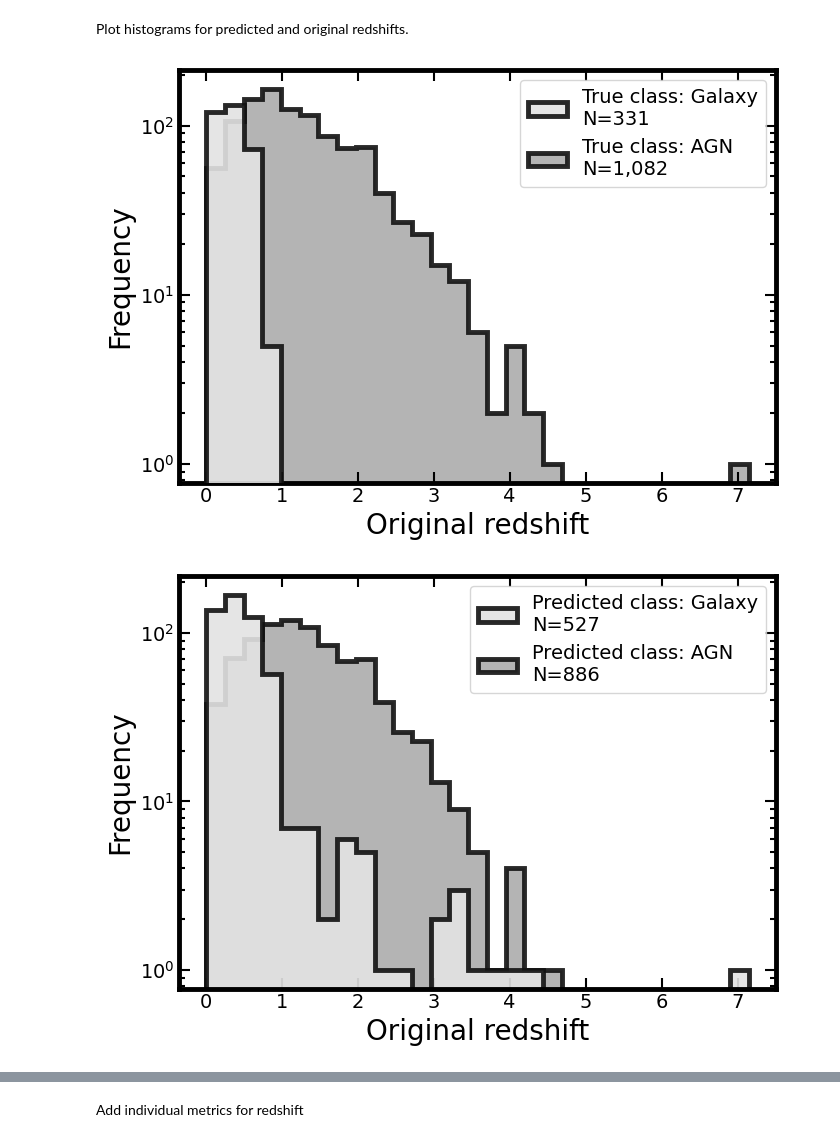
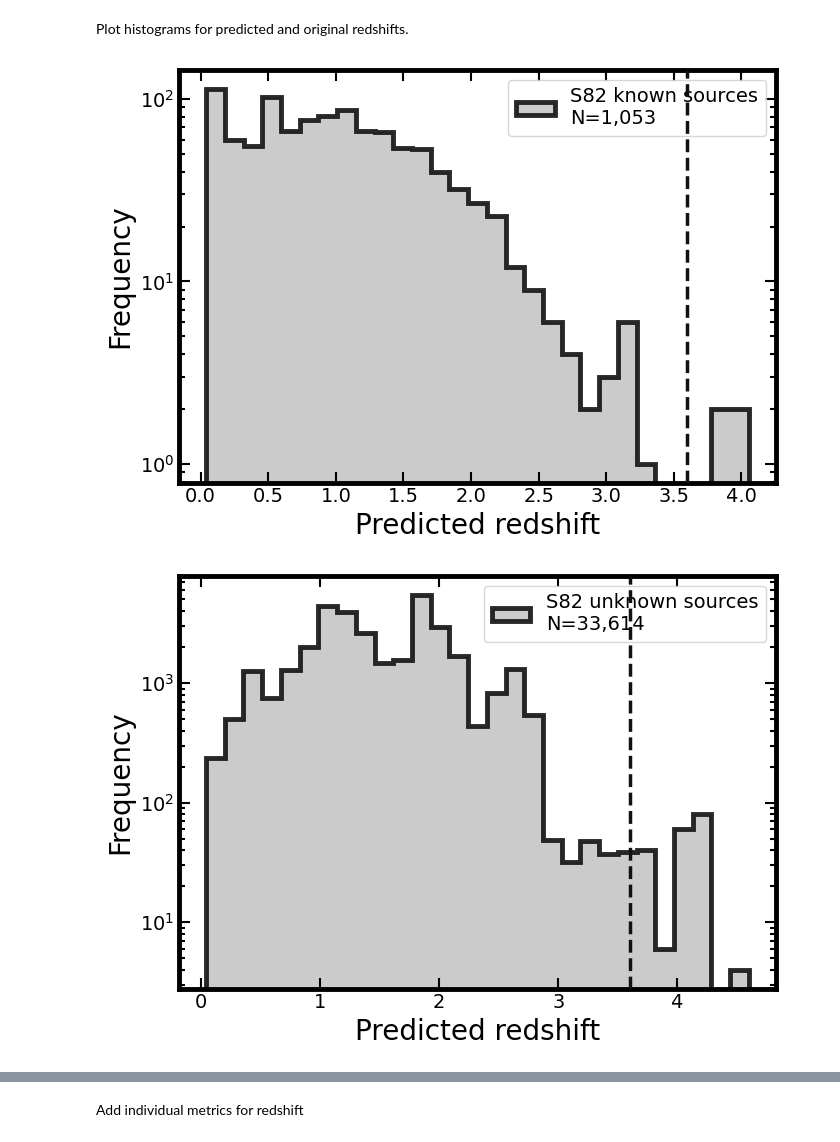
Before and after one commit to racarvajal/Pipeline_RG_z_ML, a Jupyter notebook: ML_12.ipynb, the cells around one changed output, grey strips where cells are left out. Drawn from its saved outputs; the diff is of its cells as text; code cells hidden in the pictures.

Commit message:
metrics known and unknown

```diff
--- a/ML_12.ipynb
+++ b/ML_12.ipynb
@@ -368,7 +368,7 @@ use_third_z_model   = False  # z >= 3.0
 use_fourth_z_model  = True  # z >= 3.7 (with SMOGN), or, if needed, z >= 4.0
 compare_A17_flag    = True  # Compare with the results from Ananna et al., 2017
 # %%
-used_area           = 'COSMOS'  # can be 'S82', 'HETDEX', 'COSMOS'
+used_area           = 'S82'  # can be 'S82', 'HETDEX', 'COSMOS'
 HETDEX_subset       = 'Validation'  # Validation, Training, Test, Test+Train
 # %%
 if used_area != 'S82':
@@ -721,6 +664,27 @@ num_rAGN_gal_p            = np.sum(filter_radio_AGN_p & np.array(full_catalog_df
 num_rAGN_str_p            = np.sum(filter_radio_AGN_p & np.array(full_catalog_df.loc[:, 'is_str'] == 1))
 num_rAGN_rad_p            = np.sum(filter_radio_AGN_p & np.array(full_catalog_df.loc[:, 'radio_detect'] == 1))
 num_new_rAGN_p            = np.sum(filter_radio_AGN_p) - np.sum(filter_radio_AGN_t)
+# %%
+# filter_radio_AGN_p      = np.array(full_catalog_df.loc[:, 'Score_AGN']          >= threshold_AGN) &\
+#                             np.array(full_catalog_df.loc[:, 'Score_radio']      >= threshold_radio)
+if use_zeroth_model:
+    filter_non_str_unk_p      = np.array(unknown_cat_df.loc[:, 'pred_star'] == 0)
+elif not use_zeroth_model:
+    filter_non_str_unk_p      = np.ones_like(unknown_cat_df.loc[:, 'class']).astype(bool)
+filter_radio_AGN_unk_p        = unknown_cat_df['pred_radio_AGN']
+filt_hiz_rAGN_unk_p           = filter_radio_AGN_unk_p * np.array(unknown_cat_df.loc[:, 'pred_Z'] >= redshift_lim_c)
+filter_AGN_unk_p              = np.array(unknown_cat_df.loc[:, 'pred_class'] == 1) & filter_non_str_unk_p
+filter_radio_unk_p            = np.array(unknown_cat_df.loc[:, 'pred_radio'] == 1)
+filt_new_rAGN_unk_p           = filter_radio_AGN_unk_p & np.array(unknown_cat_df.loc[:, 'radio_AGN'] == 0)
+num_str_unk_p                 = np.sum(unknown_cat_df.loc[:, 'pred_star'] == 1)
+num_AGN_unk_p                 = np.sum(filter_AGN_unk_p)
+num_gal_unk_p                 = np.sum(np.array(unknown_cat_df.loc[:, 'pred_class'] == 0) & filter_non_str_unk_p)
+num_radio_unk_p               = np.sum(filter_radio_unk_p)
+num_radio_AGN_unk_p           = np.sum(filter_radio_AGN_unk_p)
+num_rAGN_MQC_unk_p            = np.sum(filter_radio_AGN_unk_p & np.array(unknown_cat_df.loc[:, 'class'] == 1))
+num_rAGN_gal_unk_p            = np.sum(filter_radio_AGN_unk_p & np.array(unknown_cat_df.loc[:, 'class'] == 0))
+num_rAGN_str_unk_p            = np.sum(filter_radio_AGN_unk_p & np.array(unknown_cat_df.loc[:, 'is_str'] == 1))
+num_rAGN_rad_unk_p            = np.sum(filter_radio_AGN_unk_p & np.array(unknown_cat_df.loc[:, 'radio_detect'] == 1))
 # %% [markdown]
 Confusion matrix for Star/not-star classification on confirmed sources (AGN + Galaxies + Stars)
 # %%
@@ -964,25 +990,23 @@ Plot histograms for predicted and original redshifts.
 fig             = plt.figure(figsize=(7,5.0))
 ax1             = fig.add_subplot(111, xscale='linear', yscale='log')
 
-min_score       = np.nanmin(full_catalog_df.loc[:, 'Z'])
-max_score       = np.nanmax(full_catalog_df.loc[:, 'Z'])
+min_score       = np.nanmin(full_catalog_df.loc[filter_radio_AGN_p, 'pred_Z'])
+max_score       = np.nanmax(full_catalog_df.loc[filter_radio_AGN_p, 'pred_Z'])
 score_bins      = np.linspace(min_score, max_score, 30)
 
-sample_size_gal = np.sum(np.isfinite(full_catalog_df.loc[np.array(full_catalog_df.loc[:, 'class'] == 0), 'Z']))
-sample_size_AGN = np.sum(np.isfinite(full_catalog_df.loc[np.array(full_catalog_df.loc[:, 'class'] == 1), 'Z']))
+sample_size     = np.sum(filter_radio_AGN_p)
 
-ax1.hist(full_catalog_df.loc[np.array(full_catalog_df.loc[:, 'class'] == 0), 'Z'], bins=score_bins,\
-         histtype='stepfilled', ec='k', lw=3.5, color=cm.get_cmap('cet_gray')(0.9), alpha=0.9,\
-         label=f'True class: Galaxy\nN={sample_size_gal:,}', zorder=np.ceil((sample_size_AGN/sample_size_gal)))
-ax1.hist(full_catalog_df.loc[np.array(full_catalog_df.loc[:, 'class'] == 1), 'Z'], bins=score_bins,\
-         histtype='stepfilled', ec='k', lw=3.5, color=cm.get_cmap('cet_gray')(0.7), alpha=0.9,\
-         label=f'True class: AGN\nN={sample_size_AGN:,}', zorder=np.ceil((sample_size_gal/sample_size_AGN)))
+ax1.hist(full_catalog_df.loc[filter_radio_AGN_p, 'pred_Z'], bins=score_bins,\
+         histtype='stepfilled', ec='k', lw=3.5, color=cm.get_cmap('cet_gray')(0.8), alpha=0.9,\
+         label=f'{used_area} known sources\nN={sample_size:,}')
+
+ax1.axvline(x=redshift_lim_c, ls='--', c='k', lw=2.5, zorder=10)
 
 ax1.tick_params(which='both', top=True, right=True, direction='in')
 ax1.tick_params(axis='both', which='major', labelsize=14)
 ax1.tick_params(which='major', length=8, width=1.5)
 ax1.tick_params(which='minor', length=4, width=1.5)
-ax1.set_xlabel('Original redshift', size=20)
+ax1.set_xlabel('Predicted redshift', size=20)
 ax1.set_ylabel('Frequency', size=20)
 plt.setp(ax1.spines.values(), linewidth=3.5)
 plt.setp(ax1.spines.values(), linewidth=3.5)
@@ -991,42 +1015,40 @@ plt.grid(False)
 #ax1.set_aspect('equal', 'box')
 fig.tight_layout()
 if save_plot_flag:
-    plt.savefig(f'plots/hist_original_redshift_true_class_{used_area}.pdf', bbox_inches='tight')
+    plt.savefig(f'plots/hist_predicted_redshift_rAGN_known_{used_area}.pdf', bbox_inches='tight')
 plt.show()
 # %% [output]
-[figure, old version]
+[figure, new version]
 # %%
 fig             = plt.figure(figsize=(7,5.0))
 ax1             = fig.add_subplot(111, xscale='linear', yscale='log')
 
-min_score       = np.nanmin(full_catalog_df.loc[:, 'Z'])
-max_score       = np.nanmax(full_catalog_df.loc[:, 'Z'])
+min_score       = np.nanmin(unknown_cat_df.loc[filter_radio_AGN_unk_p, 'pred_Z'])
+max_score       = np.nanmax(unknown_cat_df.loc[filter_radio_AGN_unk_p, 'pred_Z'])
 score_bins      = np.linspace(min_score, max_score, 30)
 
-sample_size_gal = np.sum(np.isfinite(full_catalog_df.loc[np.array(full_catalog_df.loc[:, 'Score_AGN'] <  threshold_AGN), 'Z']))
-sample_size_AGN = np.sum(np.isfinite(full_catalog_df.loc[np.array(full_catalog_df.loc[:, 'Score_AGN'] >= threshold_AGN), 'Z']))
+sample_size     = np.sum(filter_radio_AGN_unk_p)
 
-ax1.hist(full_catalog_df.loc[np.array(full_catalog_df.loc[:, 'Score_AGN'] < threshold_AGN), 'Z'],\
-         bins=score_bins, histtype='stepfilled', ec='k', lw=3.5, color=cm.get_cmap('cet_gray')(0.9), alpha=0.9,\
-         label=f'Predicted class: Galaxy\nN={sample_size_gal:,}', zorder=np.ceil((sample_size_AGN/sample_size_gal)))
-ax1.hist(full_catalog_df.loc[np.array(full_catalog_df.loc[:, 'Score_AGN'] >= threshold_AGN), 'Z'],\
-         bins=score_bins, histtype='stepfilled', ec='k', lw=3.5, color=cm.get_cmap('cet_gray')(0.7), alpha=0.9,\
-         label=f'Predicted class: AGN\nN={sample_size_AGN:,}', zorder=np.ceil((sample_size_gal/sample_size_AGN)))
+ax1.hist(unknown_cat_df.loc[filter_radio_AGN_unk_p, 'pred_Z'], bins=score_bins,\
+         histtype='stepfilled', ec='k', lw=3.5, color=cm.get_cmap('cet_gray')(0.8), alpha=0.9,\
+         label=f'{used_area} unknown sources\nN={sample_size:,}')
+
+ax1.axvline(x=redshift_lim_c, ls='--', c='k', lw=2.5, zorder=10)
 
 ax1.tick_params(which='both', top=True, right=True, direction='in')
 ax1.tick_params(axis='both', which='major', labelsize=14)
 ax1.tick_params(which='major', length=8, width=1.5)
 ax1.tick_params(which='minor', length=4, width=1.5)
-ax1.set_xlabel('Original redshift', size=20)
+ax1.set_xlabel('Predicted redshift', size=20)
 ax1.set_ylabel('Frequency', size=20)
 plt.setp(ax1.spines.values(), linewidth=3.5)
 plt.setp(ax1.spines.values(), linewidth=3.5)
 plt.legend(loc=1, fontsize=14)
 plt.grid(False)
 #ax1.set_aspect('equal', 'box')
 fig.tight_layout()
 if save_plot_flag:
-    plt.savefig(f'plots/hist_true_redshift_predicted_class_{used_area}.pdf', bbox_inches='tight')
+    plt.savefig(f'plots/hist_predicted_redshift_rAGN_unknown_{used_area}.pdf', bbox_inches='tight')
 plt.show()
 # %% [output]
-[figure, old version]
+[figure, new version]
```
Also changed, not shown: parts of 55 cells of this notebook.
